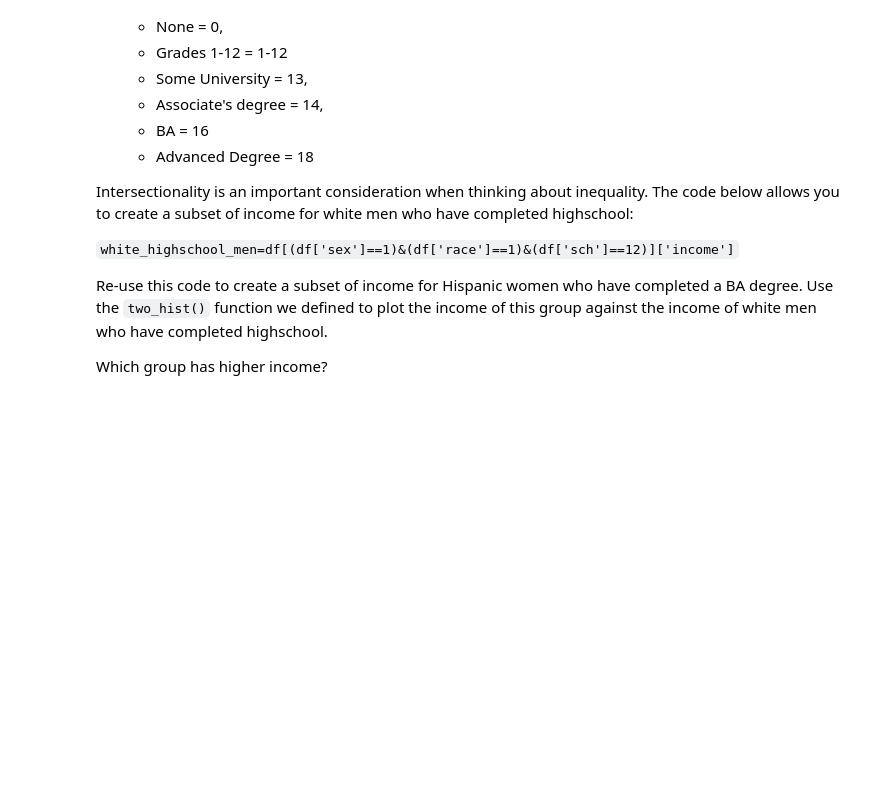
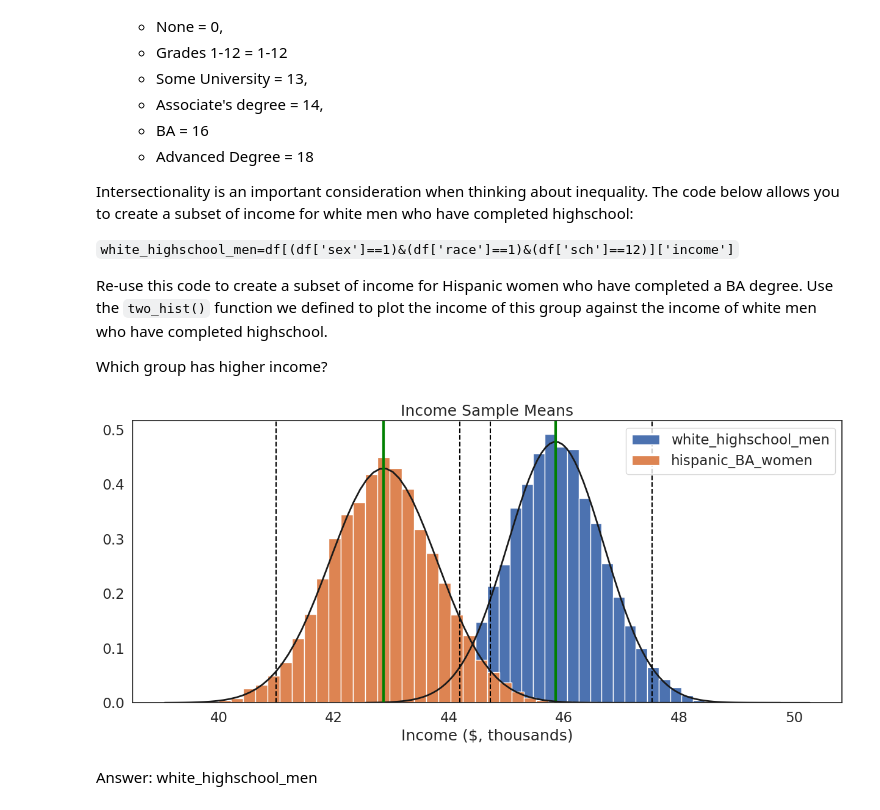
Before and after one commit to khou128/QM2, a Jupyter notebook: notebooks/W05. Distributions and Basic Statistics.ipynb, the cells around one changed output. Saved outputs shown, nothing was run; the diff lists cells and outputs as text; code cells hidden in the pictures; blank space fills up the shorter version.

```diff
--- a/notebooks/W05. Distributions and Basic Statistics.ipynb
+++ b/notebooks/W05. Distributions and Basic Statistics.ipynb
@@ -705,6 +705,10 @@ Re-use this code to create a subset of income for Hispanic women who have comple
 Which group has higher income?
 # %%
 white_highschool_men=df[(df['sex']==1)&(df['race']==1)&(df['sch']==12)]['income']
-hispanic_BA_women=
+hispanic_BA_women=df[(df['sex']==2)&(df['race']==3)&(df['sch']==16)]['income']
 
-two_hist()
+two_hist([white_highschool_men,hispanic_BA_women],['white_highschool_men','hispanic_BA_women'],'Income ($, thousands)', "Income Sample Means")
+# %% [output]
+[figure, added]
+# %% [markdown]
+Answer: white_highschool_men
```
